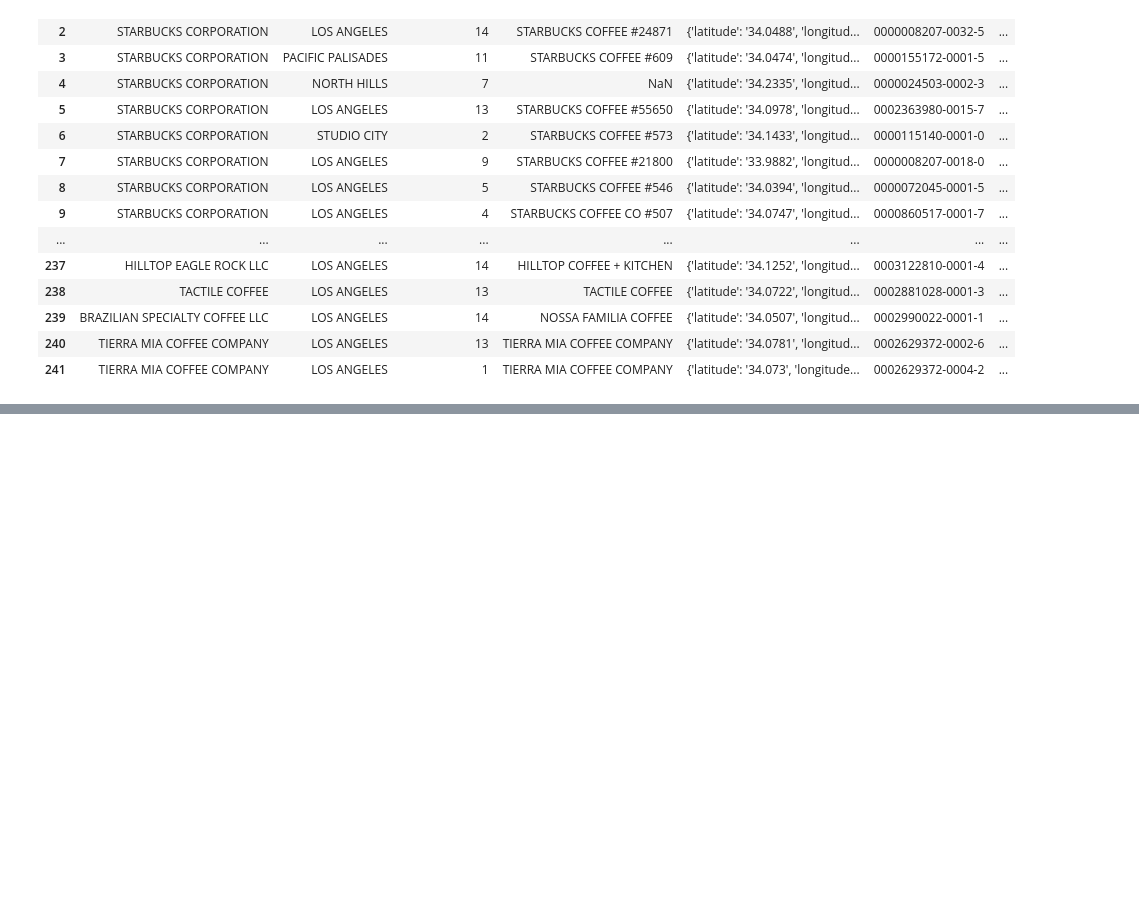
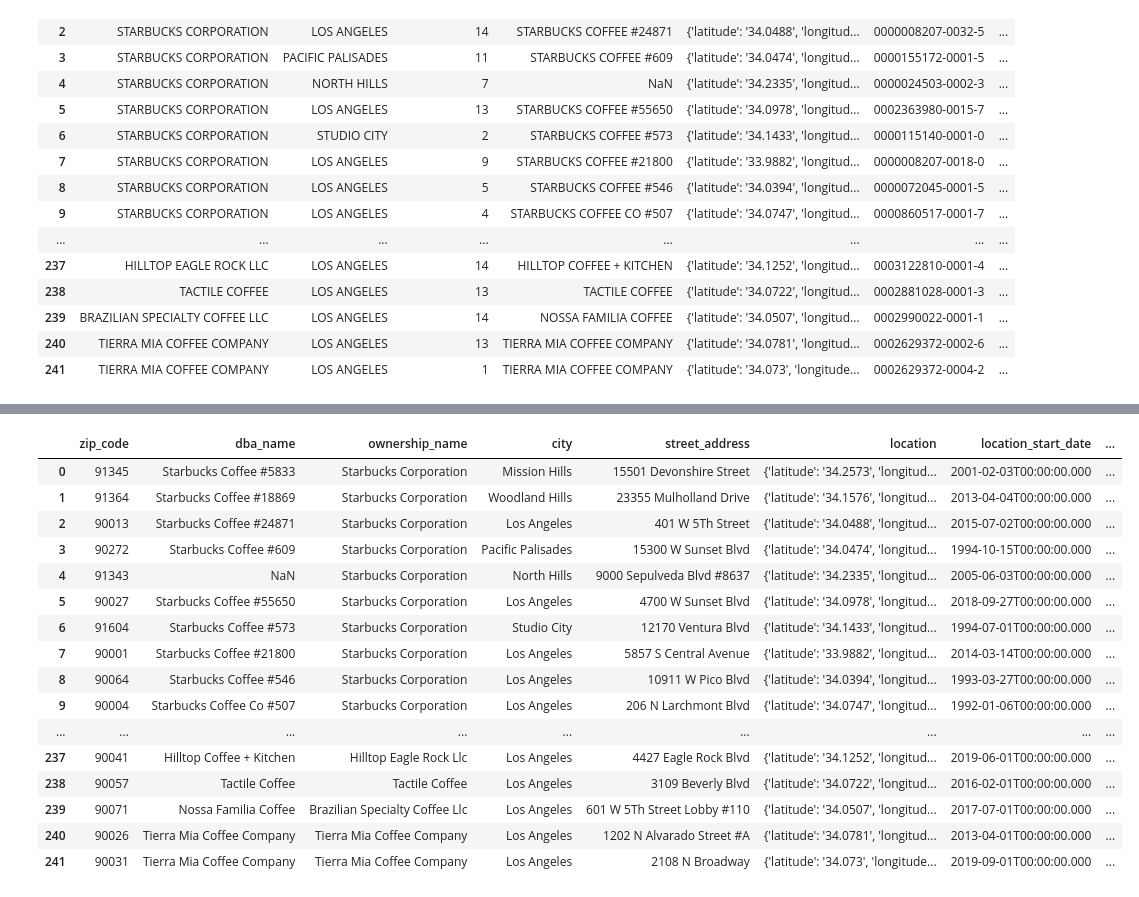
Before and after one commit to kyliejtan/ml-gentrification-predictor-, a Jupyter notebook: notebooks/los_angeles_reg_biz.ipynb, the cells around one changed output, grey strips where cells are left out. Cells and saved outputs as stored; diff of their text form; code cells hidden in the pictures; blank space fills up the shorter version.

```diff
--- a/Jupyter notebooks/los_angeles_reg_biz.ipynb
+++ b/notebooks/los_angeles_reg_biz.ipynb
@@ -125,0 +167,9 @@ complete_coffee_df.to_csv("data/los_angeles_coffee_shop_data.csv", index=False,
+# %%
+cleaned_complete_coffee_df = cleaned_complete_coffee_df.rename(columns={"business_name": "ownership_name",
+                                           "location_1": "location",
+                                          })
+# %%
+cleaned_complete_coffee_df["dba_name"] = cleaned_complete_coffee_df["dba_name"].str.title()
+cleaned_complete_coffee_df["ownership_name"] = cleaned_complete_coffee_df["ownership_name"].str.title()
+cleaned_complete_coffee_df["city"] = cleaned_complete_coffee_df["city"].str.title()
+cleaned_complete_coffee_df["street_address"] = cleaned_complete_coffee_df["street_address"].str.title()
@@ -125,0 +179,20 @@ complete_coffee_df.to_csv("data/los_angeles_coffee_shop_data.csv", index=False,
+# %%
+cleaned_complete_coffee_df
+# %% [output]
+|  | zip_code | dba_name | ownership_name | city | street_address | location | location_start_date | ... |
+| 0 | 91345 | Starbucks Coffee #5833 | Starbucks Corporation | Mission Hills | 15501 Devonshire Street | {'latitude': '34.2573', 'longitud... | 2001-02-03T00:00:00.000 | ... |
+| 1 | 91364 | Starbucks Coffee #18869 | Starbucks Corporation | Woodland Hills | 23355 Mulholland Drive | {'latitude': '34.1576', 'longitud... | 2013-04-04T00:00:00.000 | ... |
+| 2 | 90013 | Starbucks Coffee #24871 | Starbucks Corporation | Los Angeles | 401 W 5Th Street | {'latitude': '34.0488', 'longitud... | 2015-07-02T00:00:00.000 | ... |
+| 3 | 90272 | Starbucks Coffee #609 | Starbucks Corporation | Pacific Palisades | 15300 W Sunset Blvd | {'latitude': '34.0474', 'longitud... | 1994-10-15T00:00:00.000 | ... |
+| 4 | 91343 | NaN | Starbucks Corporation | North Hills | 9000 Sepulveda Blvd #8637 | {'latitude': '34.2335', 'longitud... | 2005-06-03T00:00:00.000 | ... |
+| 5 | 90027 | Starbucks Coffee #55650 | Starbucks Corporation | Los Angeles | 4700 W Sunset Blvd | {'latitude': '34.0978', 'longitud... | 2018-09-27T00:00:00.000 | ... |
+| 6 | 91604 | Starbucks Coffee #573 | Starbucks Corporation | Studio City | 12170 Ventura Blvd | {'latitude': '34.1433', 'longitud... | 1994-07-01T00:00:00.000 | ... |
+| 7 | 90001 | Starbucks Coffee #21800 | Starbucks Corporation | Los Angeles | 5857 S Central Avenue | {'latitude': '33.9882', 'longitud... | 2014-03-14T00:00:00.000 | ... |
+| 8 | 90064 | Starbucks Coffee #546 | Starbucks Corporation | Los Angeles | 10911 W Pico Blvd | {'latitude': '34.0394', 'longitud... | 1993-03-27T00:00:00.000 | ... |
+| 9 | 90004 | Starbucks Coffee Co #507 | Starbucks Corporation | Los Angeles | 206 N Larchmont Blvd | {'latitude': '34.0747', 'longitud... | 1992-01-06T00:00:00.000 | ... |
+| ... | ... | ... | ... | ... | ... | ... | ... | ... |
+| 237 | 90041 | Hilltop Coffee + Kitchen | Hilltop Eagle Rock Llc | Los Angeles | 4427 Eagle Rock Blvd | {'latitude': '34.1252', 'longitud... | 2019-06-01T00:00:00.000 | ... |
+| 238 | 90057 | Tactile Coffee | Tactile Coffee | Los Angeles | 3109 Beverly Blvd | {'latitude': '34.0722', 'longitud... | 2016-02-01T00:00:00.000 | ... |
+| 239 | 90071 | Nossa Familia Coffee | Brazilian Specialty Coffee Llc | Los Angeles | 601 W 5Th Street Lobby #110 | {'latitude': '34.0507', 'longitud... | 2017-07-01T00:00:00.000 | ... |
+| 240 | 90026 | Tierra Mia Coffee Company | Tierra Mia Coffee Company | Los Angeles | 1202 N Alvarado Street #A | {'latitude': '34.0781', 'longitud... | 2013-04-01T00:00:00.000 | ... |
+| 241 | 90031 | Tierra Mia Coffee Company | Tierra Mia Coffee Company | Los Angeles | 2108 N Broadway | {'latitude': '34.073', 'longitude... | 2019-09-01T00:00:00.000 | ... |
```
Also changed, not shown: parts of 8 cells of this notebook, 20 other files.
